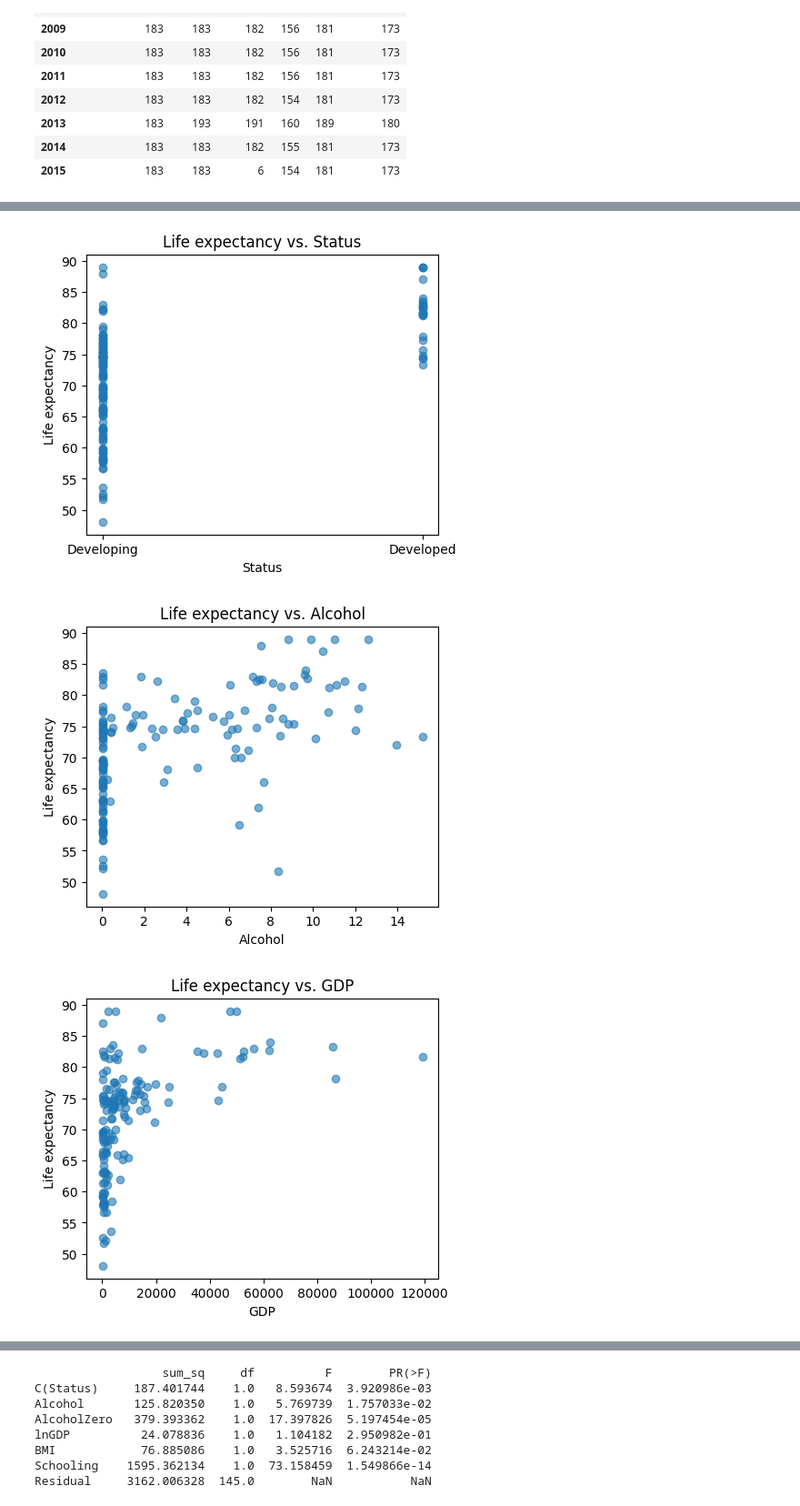
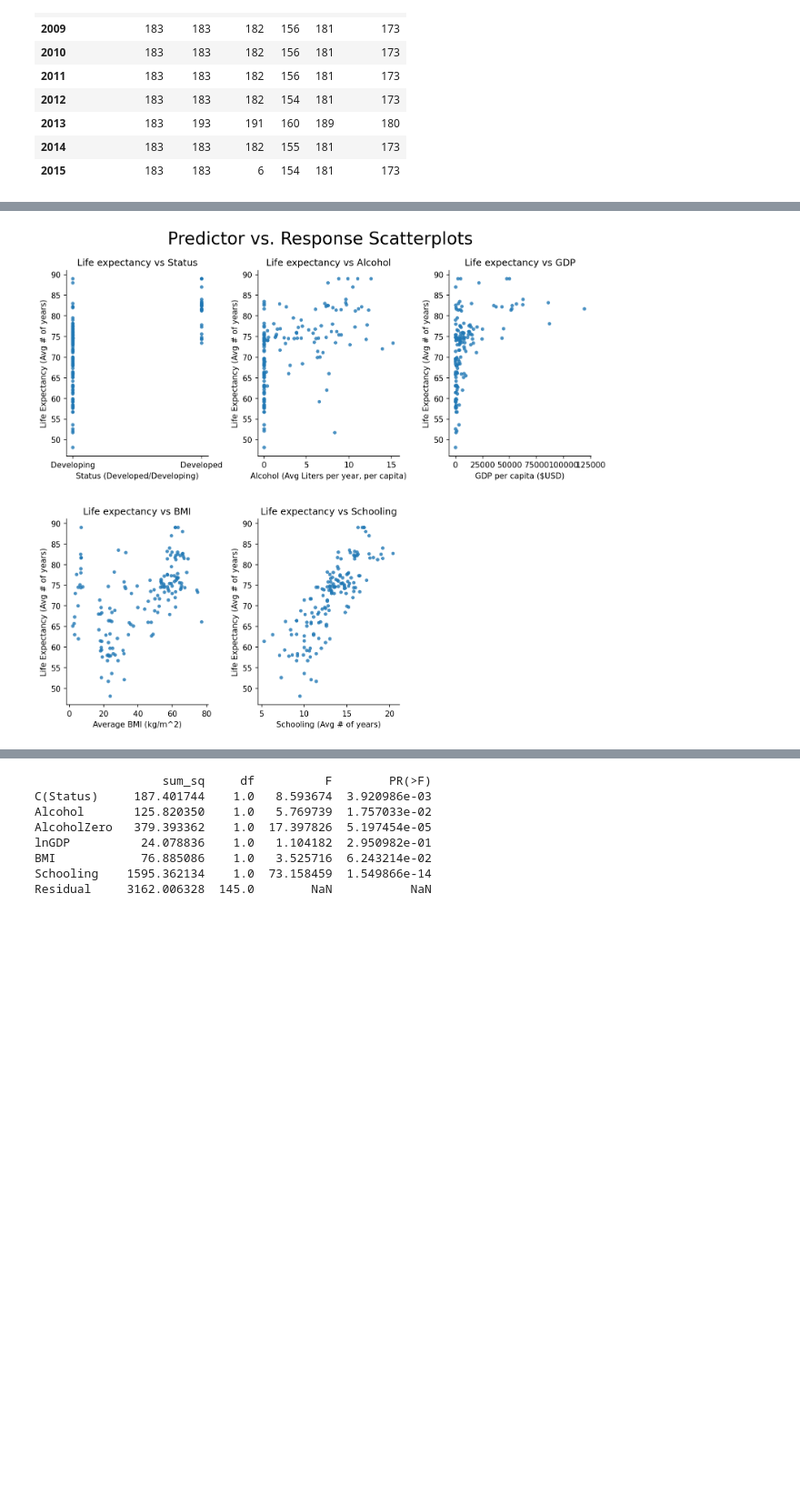
Before and after one commit to Nolan6Jensen/life-expectancy-modeling, a Jupyter notebook: analysis1.ipynb, the cells around one changed output, grey strips where cells are left out. Shown at 91% size. Cells and saved outputs as stored; diff of their text form; code cells hidden in the pictures; blank space fills up the shorter version.

Commit message:
Improved plots and created a plotting function to be reused.

```diff
--- a/analysis1.ipynb
+++ b/analysis1.ipynb
@@ -13,7 +15,7 @@ from sklearn.linear_model import LinearRegression
 '''
 full_data = pd.read_csv("Life Expectancy Data.csv")
 full_data.info()
-cols = ["Life expectancy", "Status", "Alcohol", "GDP", "BMI", "Schooling"]
+columns_of_interest = ["Life expectancy", "Status", "Alcohol", "GDP", "BMI", "Schooling"]
 # %% [output]
 <class 'pandas.core.frame.DataFrame'>
 RangeIndex: 2938 entries, 0 to 2937
@@ -103,12 +166,12 @@ full_data.groupby("Year")[cols].count()
 | 2015 | 183 | 183 | 6 | 154 | 181 | 173 |
 # %%
 #Since 2015 only contains 6 data points for alcohol, lets use 2014.
-full_data = full_data[full_data["Year"] == 2014]
-full_data.columns = full_data.columns.str.strip()
+data_2015 = full_data[full_data["Year"] == 2014]
+data_2015.columns = data_2015.columns.str.strip()
 
 #Load the updated datasets
-data = full_data[cols].dropna()
-full_data.info()
+data = data_2015[columns_of_interest].dropna()
+data_2015.info()
 # %% [output]
 <class 'pandas.core.frame.DataFrame'>
 Index: 183 entries, 1 to 2923
@@ -128,18 +191,40 @@ Data columns (total 22 columns):
 dtypes: float64(16), int64(4), object(2)
 memory usage: 32.9+ KB
 # %%
-#Re-run predictor vs. response plots
+response = columns_of_interest[0]
+predictors = columns_of_interest[1:]
 
-response = cols[0]
-predictors = cols[1:]
-for col in predictors:
-    plt.figure(figsize=(5,4))
-    plt.scatter(data[col], data[response], alpha=0.6)
-    plt.xlabel(col)
-    plt.ylabel(response)
-    plt.title(f"{response} vs. {col}")
-    plt.show()
+predictor_list = predictors[:]
+predictor_labels = ["Status (Developed/Developing)",
+                    "Alcohol (Avg Liters per year, per capita)",
+                    "GDP per capita ($USD)",
+                    "Average BMI (kg/m^2)",
+                    "Schooling (Avg # of years)"]
+axis_labels = dict(zip(predictor_list,predictor_labels))
+
+from math import ceil
+n = len(predictors)
+ncols = 3
+nrows = ceil(n / ncols)
+
+fig, ax = plt.subplots(nrows, ncols, figsize=(4*ncols,5*nrows))
+ax = np.array(ax).reshape(-1)
+
+for i, predictor in enumerate(predictors):
+    axes = ax[i]
+    axes.scatter(data[predictor],data[response], alpha=0.8, s=20, edgecolors = 'none')
+    axes.set_xlabel(axis_labels.get(predictor))
+    axes.set_ylabel("Life Expectancy (Avg # of years)")
+    axes.set_title(f"{response} vs {predictor}")
+    axes.grid(False)
+    axes.spines["top"].set_visible(False)
+    axes.spines["right"].set_visible(False)
+
+for j in range(i + 1, len(ax)):
+    ax[j].axis("off")
+
+fig.suptitle("Predictor vs. Response Scatterplots", fontsize=22, y=0.95)
+fig.subplots_adjust(hspace=0.34,wspace=0.35)
+plt.show()
 # %% [output]
-[figure, old version]
+[figure, new version]
-[figure, removed]
-[figure, removed]
```
Also changed, not shown: parts of 15 cells of this notebook.
